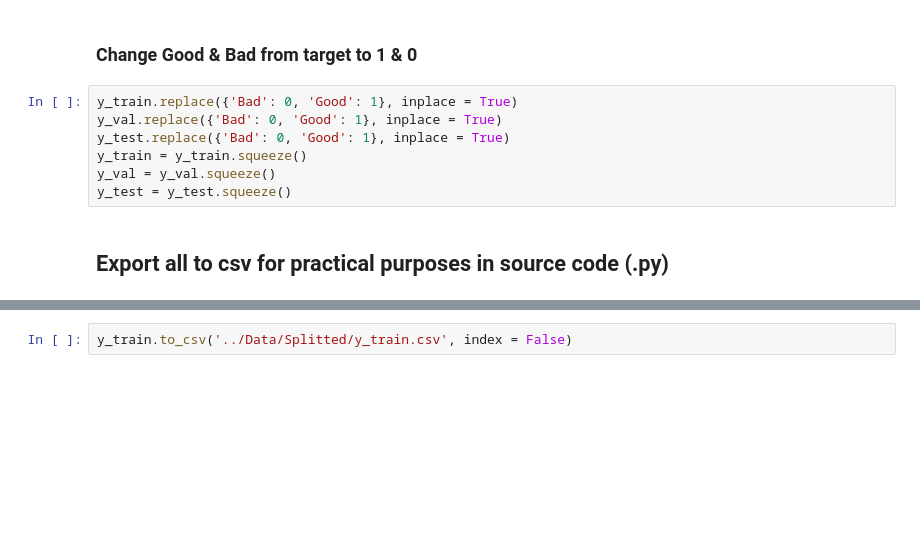
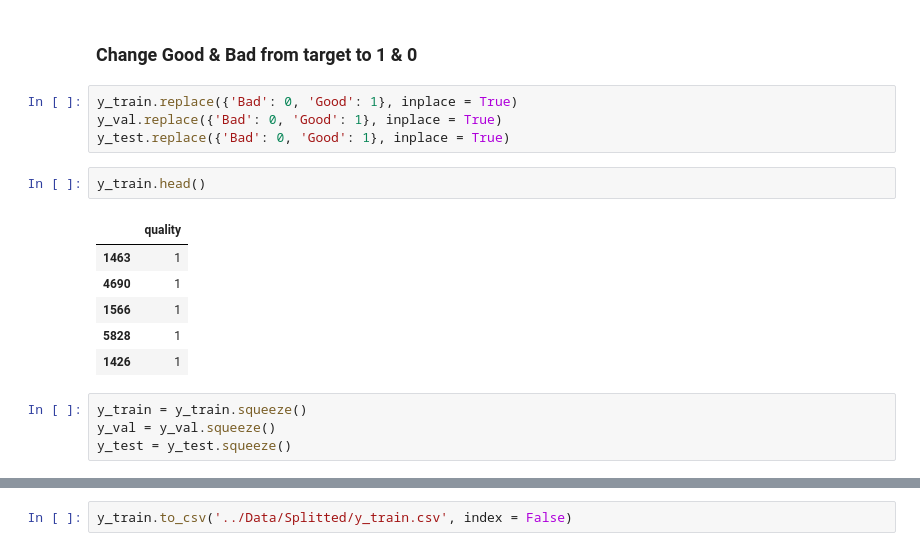
Before and after one commit to RoyMustangID/WineQualityMLP, a Jupyter notebook: Notebook/wine_quality_notebook.ipynb, the cells around one changed output, grey strips where cells are left out. Cells and saved outputs as stored; diff of their text form; blank space fills up the shorter version.

```diff
--- a/Notebook/wine_quality_notebook.ipynb
+++ b/Notebook/wine_quality_notebook.ipynb
@@ -139,8 +139,16 @@ Data proportion is kept the same
 y_train.replace({'Bad': 0, 'Good': 1}, inplace = True)
 y_val.replace({'Bad': 0, 'Good': 1}, inplace = True)
 y_test.replace({'Bad': 0, 'Good': 1}, inplace = True)
-y_train = y_train.squeeze()
-y_val = y_val.squeeze()
-y_test = y_test.squeeze()
-# %% [markdown]
-## Export all to csv for practical purposes in source code (.py)
+# %%
+y_train.head()
+# %% [output]
+|  | quality |
+| 1463 | 1 |
+| 4690 | 1 |
+| 1566 | 1 |
+| 5828 | 1 |
+| 1426 | 1 |
+# %%
+y_train = y_train.squeeze()
+y_val = y_val.squeeze()
+y_test = y_test.squeeze()
```
Also changed, not shown: parts of 23 cells of this notebook, 2 other files.
